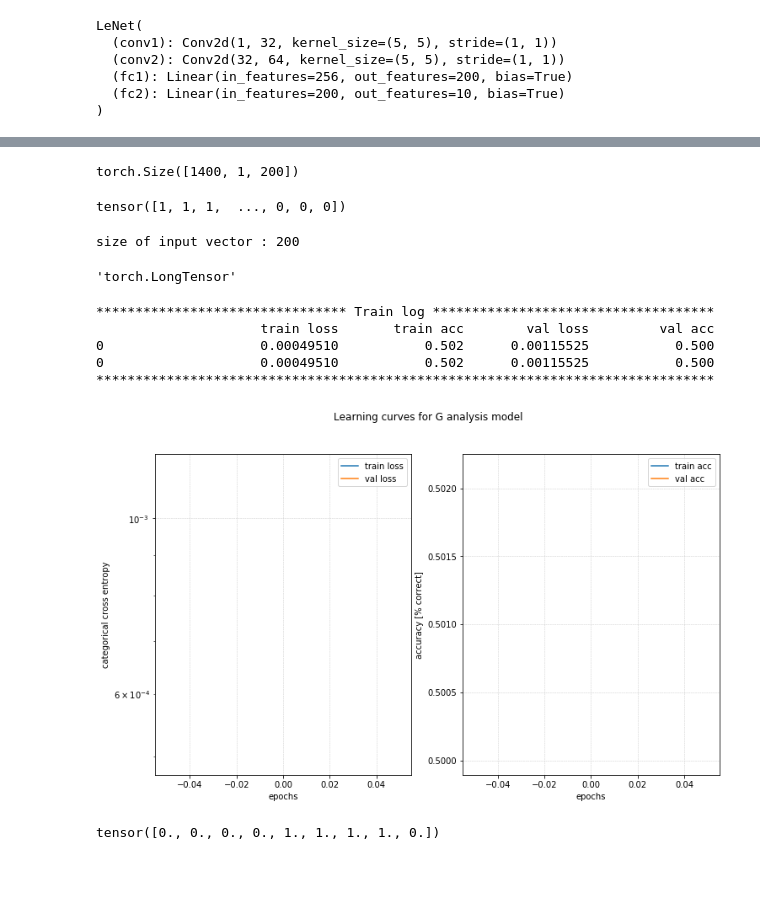
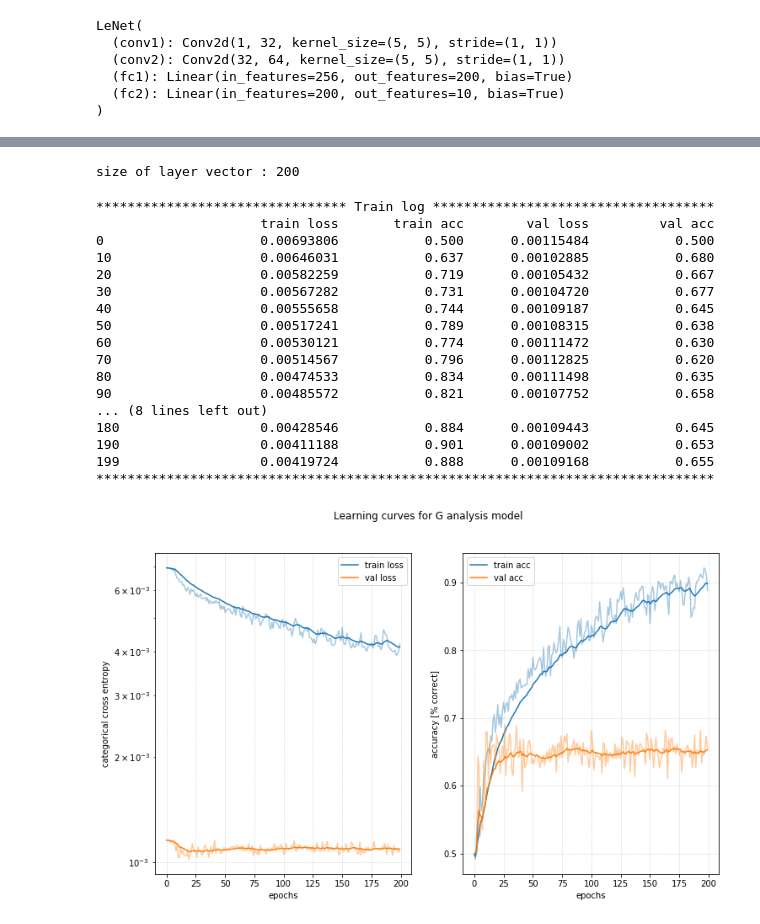
Before and after one commit to palexlee/DeepWololo, a Jupyter notebook: yves_notebook.ipynb, the cells around one changed output, grey strips where cells are left out. Drawn from its saved outputs; the diff is of its cells as text; code cells hidden in the pictures; blank space fills up the shorter version.

Commit message:
model g is learning (badly), need to find better architectures

```diff
--- a/yves_notebook.ipynb
+++ b/yves_notebook.ipynb
@@ -163,4 +140,11 @@ LeNet(
 layer = model.fc1
 layer_name = "fc1"
 # %%
-(g_train_input, g_train_target), (g_test_input, g_test_target) = generate_dataset_g(model, train_dataset, test_dataset, [layer], [layer_name], split=0.7)
+(g_train_input, g_train_target), (g_test_input, g_test_target) = \
+generate_dataset_g(model, train_dataset, test_dataset, [layer], [layer_name], split=0.7)
+
+g_train_target = g_train_target.long()
+g_test_target = g_test_target.long()
+
+g_train_dataset = (g_train_input, g_train_target)
+g_test_dataset = (g_test_input, g_test_target)
@@ -177,13 +151,5 @@ g_train_target.type()
-# %%
-g_train_input.shape
-# %% [output]
-torch.Size([1400, 1, 200])
-# %%
-g_train_target
-# %% [output]
-tensor([1, 1, 1,  ..., 0, 0, 0])
 # %%
 size_input_vector = g_train_dataset[0].shape[2]
-print("size of input vector :", size_input_vector)
+print("size of layer vector :", size_input_vector)
 # %% [output]
-size of input vector : 200
+size of layer vector : 200
@@ -192,25 +156,31 @@ modelG = aliG(size_input_vector)
-# %%
-modelG(g_test_dataset[0][0:10]).argmax(1).type()
-# %% [output]
-'torch.LongTensor'
 # %%
+modelG = aliG(size_input_vector)
+
 crit_fun = lambda input_, target : (input_, target)
 y_hat_fun = lambda y: y.argmax(1)
 
 loss_fun = nn.CrossEntropyLoss()
-learning_rate = 0.005
+learning_rate = 1
 
 mt = ModelTrainer(modelG, loss_fun, optim.SGD(modelG.parameters(), lr=learning_rate), y_hat_fun, crit_fun)
-hist = mt.fit(g_train_dataset, g_test_dataset, epochs=1, batch_size=None, verbose=1)
+hist = mt.fit(g_train_dataset, g_test_dataset, epochs=200, batch_size=100, verbose=10)
 mt.plot_training("Learning curves for G analysis model")
 # %% [output]
 ******************************** Train log ************************************
                      train loss       train acc        val loss         val acc
-0                    0.00049510           0.502      0.00115525           0.500
-0                    0.00049510           0.502      0.00115525           0.500
+0                    0.00693806           0.500      0.00115484           0.500
+10                   0.00646031           0.637      0.00102885           0.680
+20                   0.00582259           0.719      0.00105432           0.667
+30                   0.00567282           0.731      0.00104720           0.677
+40                   0.00555658           0.744      0.00109187           0.645
+50                   0.00517241           0.789      0.00108315           0.638
+60                   0.00530121           0.774      0.00111472           0.630
+70                   0.00514567           0.796      0.00112825           0.620
+80                   0.00474533           0.834      0.00111498           0.635
+90                   0.00485572           0.821      0.00107752           0.658
+... (8 lines left out)
+180                  0.00428546           0.884      0.00109443           0.645
+190                  0.00411188           0.901      0.00109002           0.653
+199                  0.00419724           0.888      0.00109168           0.655
 *******************************************************************************
-[figure, old version]
+[figure, new version]
-# %%
-(Tensor([0.1, -1, -10000, 0.49999, 0.5, 0.50000000001, 10000, 1, -10000]) >= 0.5).float()
-# %% [output]
-tensor([0., 0., 0., 0., 1., 1., 1., 1., 0.])
```
Also changed, not shown: parts of 10 cells of this notebook.
